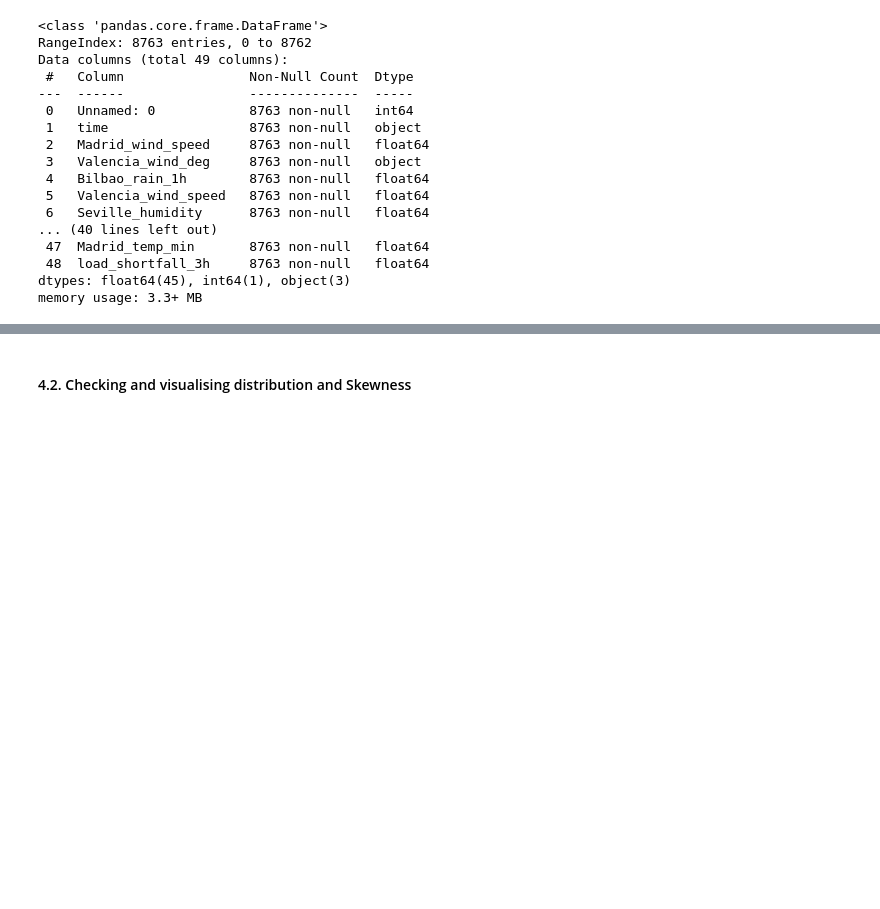
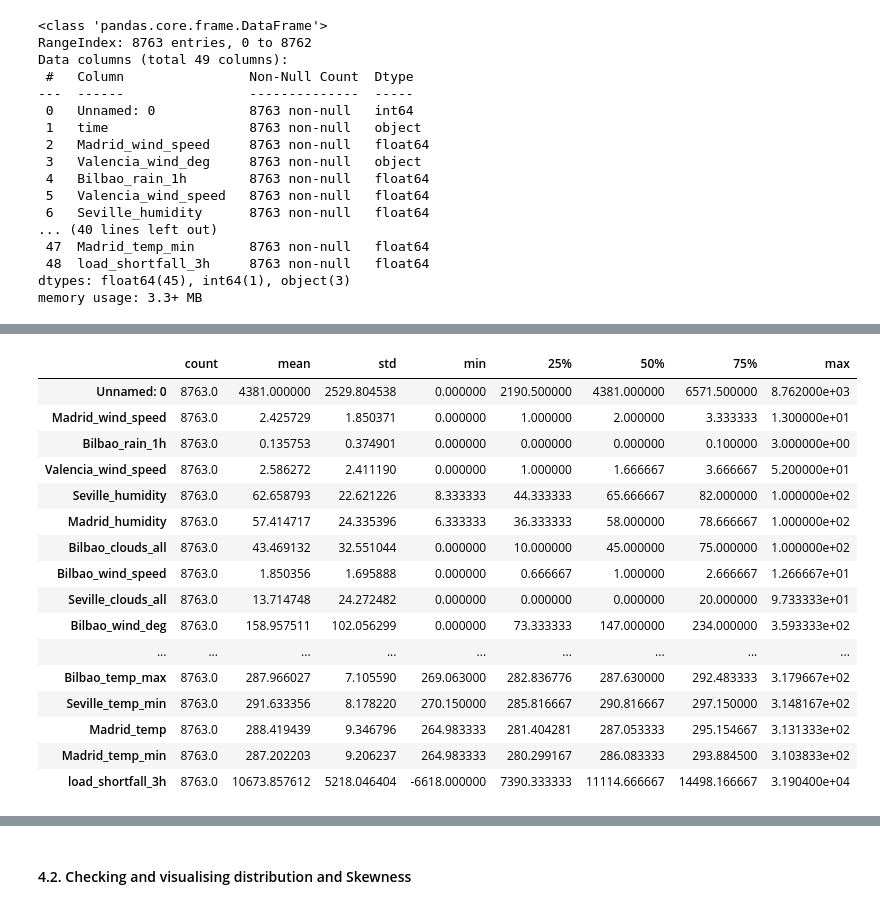
Before and after one commit to ObengKojo23/Team_NM4, a Jupyter notebook: notebooks/Team NM4 Regression Predict.ipynb, the cells around one changed output, grey strips where cells are left out. Saved outputs shown, nothing was run; the diff lists cells and outputs as text; code cells hidden in the pictures; blank space fills up the shorter version.

```diff
--- a/notebooks/Team NM4 Regression Predict.ipynb
+++ b/notebooks/Team NM4 Regression Predict.ipynb
@@ -351,0 +360,21 @@ memory usage: 3.3+ MB
+# %%
+# Feature statistics for train dataset
+df_train.describe().T
+# %% [output]
+|  | count | mean | std | min | 25% | 50% | 75% | max |
+| Unnamed: 0 | 8763.0 | 4381.000000 | 2529.804538 | 0.000000 | 2190.500000 | 4381.000000 | 6571.500000 | 8.762000e+03 |
+| Madrid_wind_speed | 8763.0 | 2.425729 | 1.850371 | 0.000000 | 1.000000 | 2.000000 | 3.333333 | 1.300000e+01 |
+| Bilbao_rain_1h | 8763.0 | 0.135753 | 0.374901 | 0.000000 | 0.000000 | 0.000000 | 0.100000 | 3.000000e+00 |
+| Valencia_wind_speed | 8763.0 | 2.586272 | 2.411190 | 0.000000 | 1.000000 | 1.666667 | 3.666667 | 5.200000e+01 |
+| Seville_humidity | 8763.0 | 62.658793 | 22.621226 | 8.333333 | 44.333333 | 65.666667 | 82.000000 | 1.000000e+02 |
+| Madrid_humidity | 8763.0 | 57.414717 | 24.335396 | 6.333333 | 36.333333 | 58.000000 | 78.666667 | 1.000000e+02 |
+| Bilbao_clouds_all | 8763.0 | 43.469132 | 32.551044 | 0.000000 | 10.000000 | 45.000000 | 75.000000 | 1.000000e+02 |
+| Bilbao_wind_speed | 8763.0 | 1.850356 | 1.695888 | 0.000000 | 0.666667 | 1.000000 | 2.666667 | 1.266667e+01 |
+| Seville_clouds_all | 8763.0 | 13.714748 | 24.272482 | 0.000000 | 0.000000 | 0.000000 | 20.000000 | 9.733333e+01 |
+| Bilbao_wind_deg | 8763.0 | 158.957511 | 102.056299 | 0.000000 | 73.333333 | 147.000000 | 234.000000 | 3.593333e+02 |
+| ... | ... | ... | ... | ... | ... | ... | ... | ... |
+| Bilbao_temp_max | 8763.0 | 287.966027 | 7.105590 | 269.063000 | 282.836776 | 287.630000 | 292.483333 | 3.179667e+02 |
+| Seville_temp_min | 8763.0 | 291.633356 | 8.178220 | 270.150000 | 285.816667 | 290.816667 | 297.150000 | 3.148167e+02 |
+| Madrid_temp | 8763.0 | 288.419439 | 9.346796 | 264.983333 | 281.404281 | 287.053333 | 295.154667 | 3.131333e+02 |
+| Madrid_temp_min | 8763.0 | 287.202203 | 9.206237 | 264.983333 | 280.299167 | 286.083333 | 293.884500 | 3.103833e+02 |
+| load_shortfall_3h | 8763.0 | 10673.857612 | 5218.046404 | -6618.000000 | 7390.333333 | 11114.666667 | 14498.166667 | 3.190400e+04 |
```
Also changed, not shown: parts of 19 cells of this notebook.
